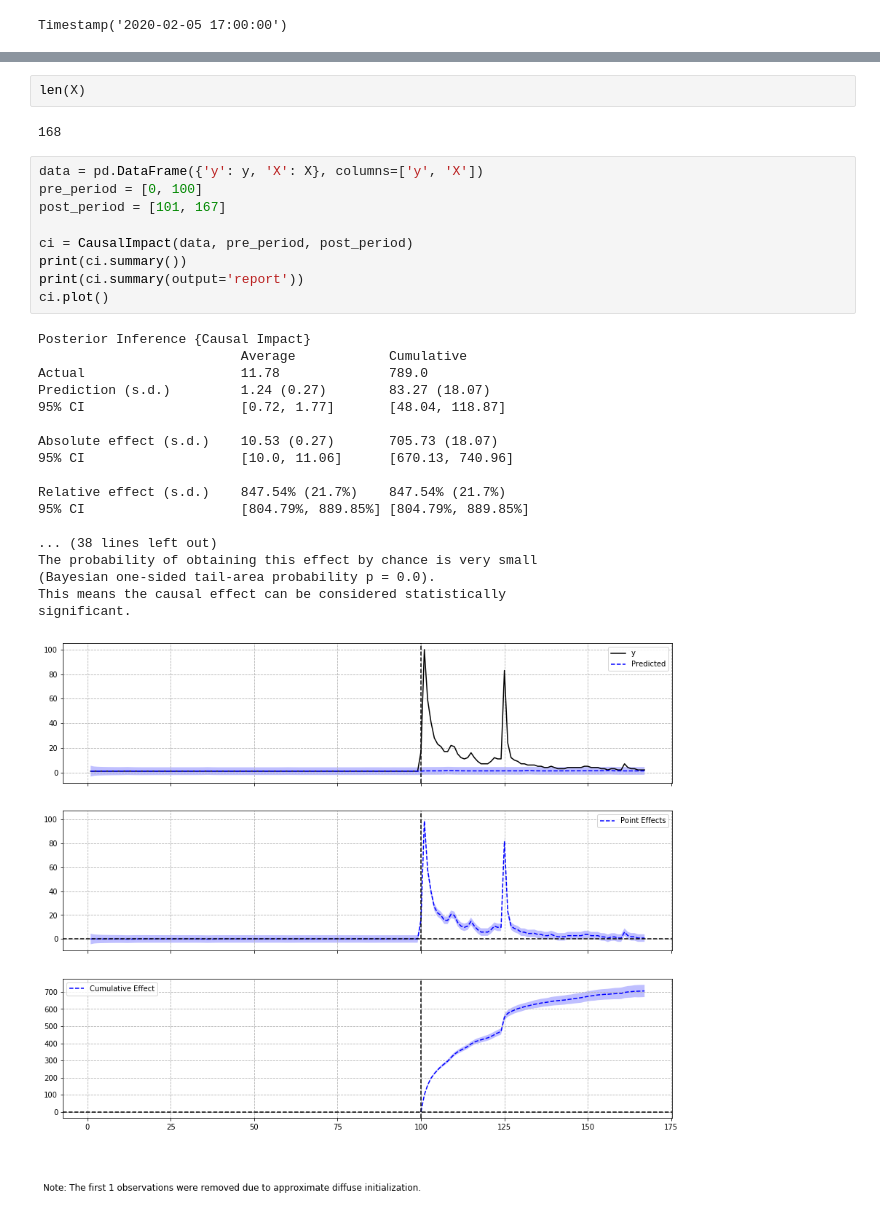
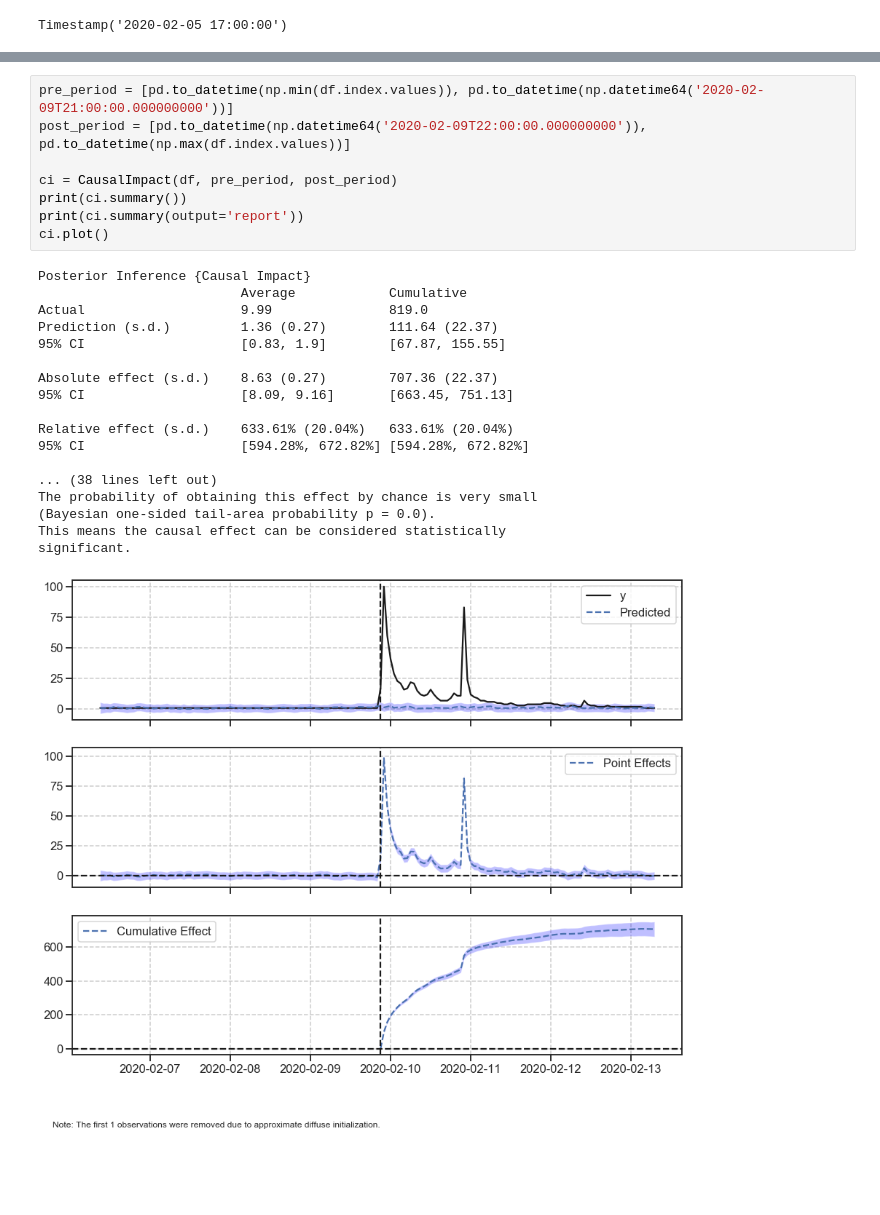
Before and after one commit to millengustavo/trends-causal-impact, a Jupyter notebook: causal-searches.ipynb, the cells around one changed output, grey strips where cells are left out. Saved outputs shown, nothing was run; the diff lists cells and outputs as text; blank space fills up the shorter version.

```diff
--- a/causal-searches.ipynb
+++ b/causal-searches.ipynb
@@ -200,32 +134,27 @@ array([ 15,  16,  16,  17,  16,  17,  18,  18,  18,  19,  24,  45,  73,
-# %%
-len(X)
-# %% [output]
-168
-# %%
-data = pd.DataFrame({'y': y, 'X': X}, columns=['y', 'X'])
-pre_period = [0, 100]
-post_period = [101, 167]
-
-ci = CausalImpact(data, pre_period, post_period)
-print(ci.summary())
-print(ci.summary(output='report'))
-ci.plot()
-# %% [output]
-Posterior Inference {Causal Impact}
-                          Average            Cumulative
-Actual                    11.78              789.0
-Prediction (s.d.)         1.24 (0.27)        83.27 (18.07)
-95% CI                    [0.72, 1.77]       [48.04, 118.87]
-
-Absolute effect (s.d.)    10.53 (0.27)       705.73 (18.07)
-95% CI                    [10.0, 11.06]      [670.13, 740.96]
-
-Relative effect (s.d.)    847.54% (21.7%)    847.54% (21.7%)
-95% CI                    [804.79%, 889.85%] [804.79%, 889.85%]
-
-... (38 lines left out)
-The probability of obtaining this effect by chance is very small
-(Bayesian one-sided tail-area probability p = 0.0).
-This means the causal effect can be considered statistically
-significant.
-[figure, removed]
+# %%
+pre_period = [pd.to_datetime(np.min(df.index.values)), pd.to_datetime(np.datetime64('2020-02-09T21:00:00.000000000'))]
+post_period = [pd.to_datetime(np.datetime64('2020-02-09T22:00:00.000000000')), pd.to_datetime(np.max(df.index.values))]
+
+ci = CausalImpact(df, pre_period, post_period)
+print(ci.summary())
+print(ci.summary(output='report'))
+ci.plot()
+# %% [output]
+Posterior Inference {Causal Impact}
+                          Average            Cumulative
+Actual                    9.99               819.0
+Prediction (s.d.)         1.36 (0.27)        111.64 (22.37)
+95% CI                    [0.83, 1.9]        [67.87, 155.55]
+
+Absolute effect (s.d.)    8.63 (0.27)        707.36 (22.37)
+95% CI                    [8.09, 9.16]       [663.45, 751.13]
+
+Relative effect (s.d.)    633.61% (20.04%)   633.61% (20.04%)
+95% CI                    [594.28%, 672.82%] [594.28%, 672.82%]
+
+... (38 lines left out)
+The probability of obtaining this effect by chance is very small
+(Bayesian one-sided tail-area probability p = 0.0).
+This means the causal effect can be considered statistically
+significant.
+[figure, added]
```
Also changed, not shown: parts of 16 cells of this notebook, 1 other file.
